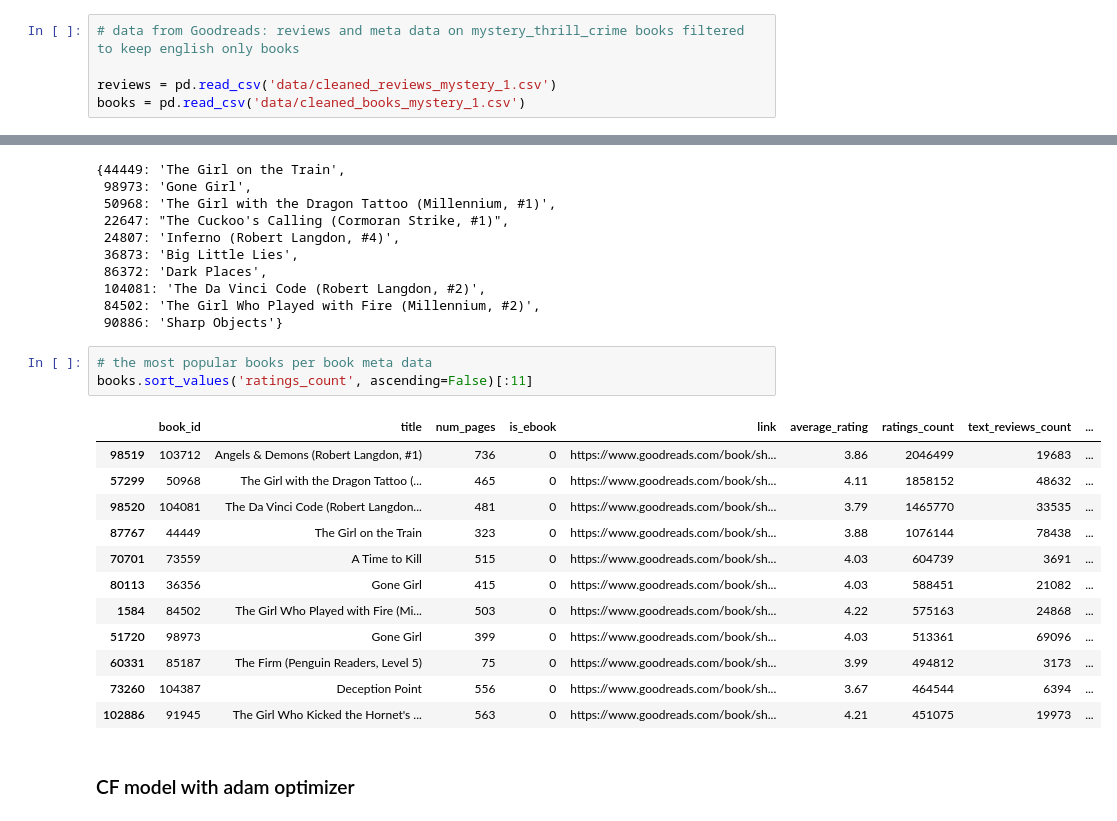
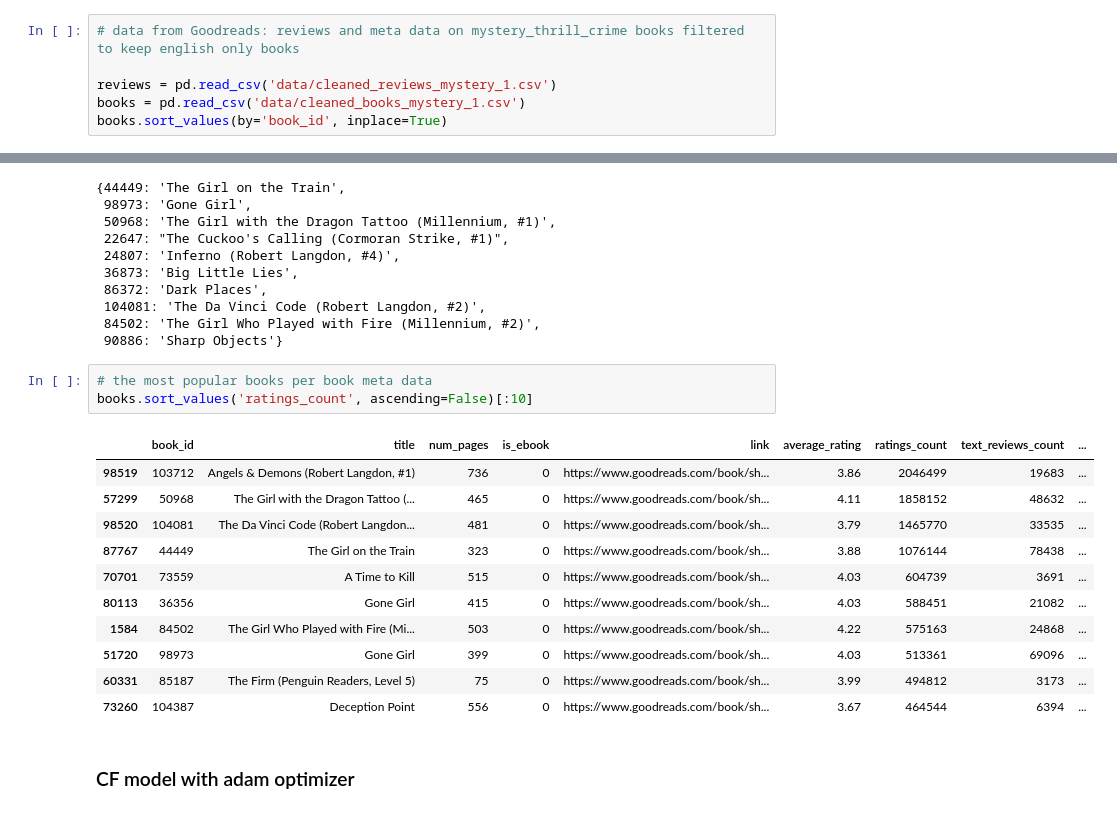
Before and after one commit to elainewyq/Goodreads_Book_Recommender, a Jupyter notebook: Baseline_vs_CFModel.ipynb, the cells around one changed output, grey strips where cells are left out. Cells and saved outputs as stored; diff of their text form.

```diff
--- a/Baseline_vs_CFModel.ipynb
+++ b/Baseline_vs_CFModel.ipynb
@@ -27,6 +27,7 @@ from src.Baseline_Model import build_baseline_model
 
 reviews = pd.read_csv('data/cleaned_reviews_mystery_1.csv')
 books = pd.read_csv('data/cleaned_books_mystery_1.csv')
+books.sort_values(by='book_id', inplace=True)
 # %%
 print('num of books is %d \nnum of users is %d'%(reviews.book_id.nunique(), reviews.user_id.nunique()))
 # %% [output]
@@ -99,20 +100,19 @@ pop_book_dict
  90886: 'Sharp Objects'}
 # %%
 # the most popular books per book meta data
-books.sort_values('ratings_count', ascending=False)[:11]
+books.sort_values('ratings_count', ascending=False)[:10]
 # %% [output]
 |  | book_id | title | num_pages | is_ebook | link | average_rating | ratings_count | text_reviews_count | ... |
 | 98519 | 103712 | Angels & Demons (Robert Langdon, #1) | 736 | 0 | https://www.goodreads.com/book/sh... | 3.86 | 2046499 | 19683 | ... |
 | 57299 | 50968 | The Girl with the Dragon Tattoo (... | 465 | 0 | https://www.goodreads.com/book/sh... | 4.11 | 1858152 | 48632 | ... |
 | 98520 | 104081 | The Da Vinci Code (Robert Langdon... | 481 | 0 | https://www.goodreads.com/book/sh... | 3.79 | 1465770 | 33535 | ... |
 | 87767 | 44449 | The Girl on the Train | 323 | 0 | https://www.goodreads.com/book/sh... | 3.88 | 1076144 | 78438 | ... |
 | 70701 | 73559 | A Time to Kill | 515 | 0 | https://www.goodreads.com/book/sh... | 4.03 | 604739 | 3691 | ... |
 | 80113 | 36356 | Gone Girl | 415 | 0 | https://www.goodreads.com/book/sh... | 4.03 | 588451 | 21082 | ... |
 | 1584 | 84502 | The Girl Who Played with Fire (Mi... | 503 | 0 | https://www.goodreads.com/book/sh... | 4.22 | 575163 | 24868 | ... |
 | 51720 | 98973 | Gone Girl | 399 | 0 | https://www.goodreads.com/book/sh... | 4.03 | 513361 | 69096 | ... |
 | 60331 | 85187 | The Firm (Penguin Readers, Level 5) | 75 | 0 | https://www.goodreads.com/book/sh... | 3.99 | 494812 | 3173 | ... |
 | 73260 | 104387 | Deception Point | 556 | 0 | https://www.goodreads.com/book/sh... | 3.67 | 464544 | 6394 | ... |
-| 102886 | 91945 | The Girl Who Kicked the Hornet's ... | 563 | 0 | https://www.goodreads.com/book/sh... | 4.21 | 451075 | 19973 | ... |
 # %% [markdown]
 ### CF model with adam optimizer
 # %%
```
Also changed, not shown: parts of 19 cells of this notebook.
